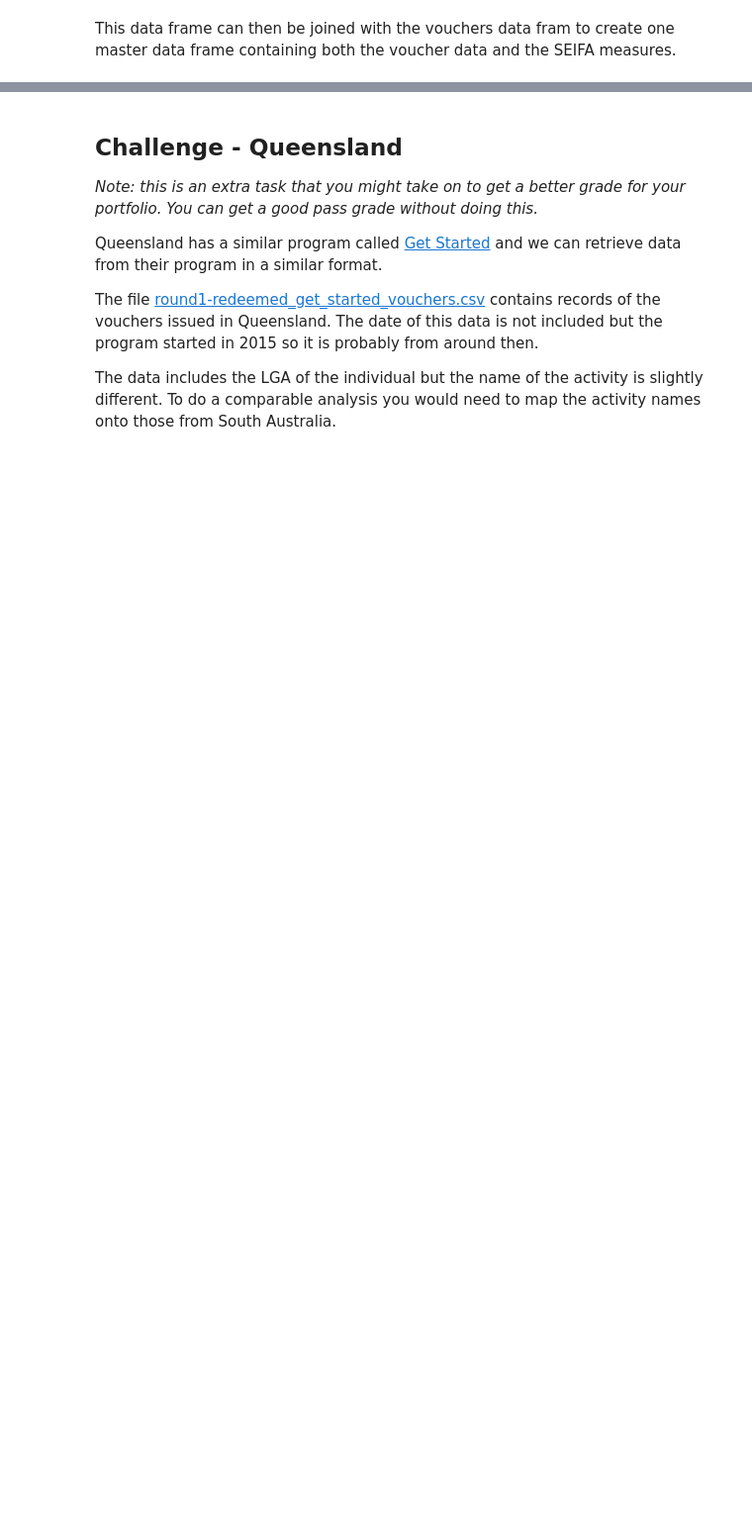
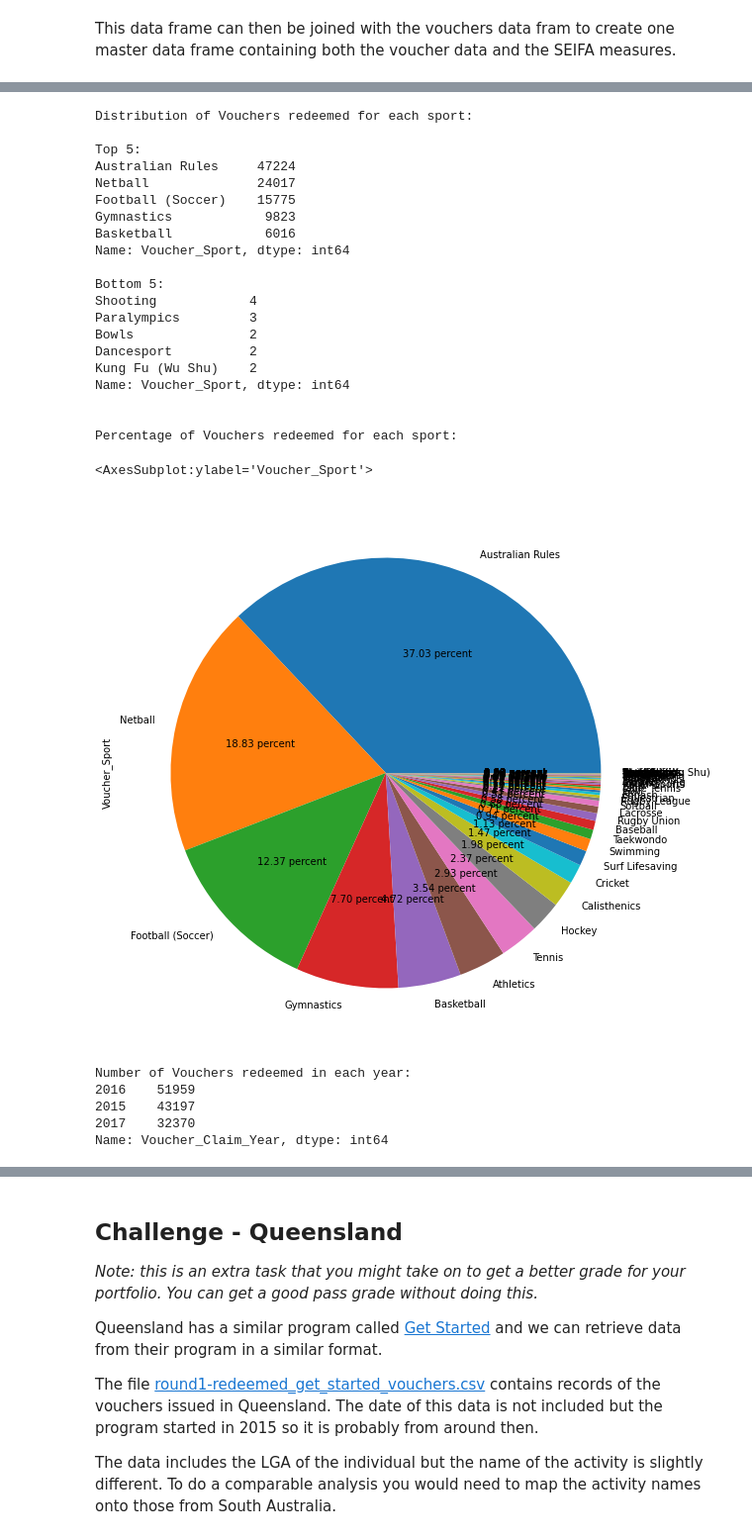
Before and after one commit to MQCOMP2200-S2-2021/data-science-portfolio-JoeB-cybersecurity, a Jupyter notebook: Portfolio 2.ipynb, the cells around one changed output, grey strips where cells are left out. Shown at 99% size. Drawn from its saved outputs; the diff is of its cells as text; code cells hidden in the pictures; blank space fills up the shorter version.

```diff
--- a/Portfolio 2.ipynb
+++ b/Portfolio 2.ipynb
@@ -111,0 +134,42 @@ Name: Voucher_Claim_Year, dtype: int64
+# %%
+print("Distribution of Vouchers redeemed for each sport:")
+print("\nTop 5:")
+print(sa_vouchers_scores.Voucher_Sport.value_counts().head())
+print("\nBottom 5:")
+print(sa_vouchers_scores.Voucher_Sport.value_counts().tail())
+
+print("\n\nPercentage of Vouchers redeemed for each sport:")
+plt.figure(figsize=(20,10))
+sa_vouchers_scores.Voucher_Sport.value_counts().plot.pie(autopct="%.2f percent")
+# %% [output]
+Distribution of Vouchers redeemed for each sport:
+
+Top 5:
+Australian Rules     47224
+Netball              24017
+Football (Soccer)    15775
+Gymnastics            9823
+Basketball            6016
+Name: Voucher_Sport, dtype: int64
+
+Bottom 5:
+Shooting            4
+Paralympics         3
+Bowls               2
+Dancesport          2
+Kung Fu (Wu Shu)    2
+Name: Voucher_Sport, dtype: int64
+
+
+Percentage of Vouchers redeemed for each sport:
+<AxesSubplot:ylabel='Voucher_Sport'>
+[figure, added]
+# %%
+print("Number of Vouchers redeemed in each year:")
+print(sa_vouchers_scores.Voucher_Claim_Year.value_counts())
+# %% [output]
+Number of Vouchers redeemed in each year:
+2016    51959
+2015    43197
+2017    32370
+Name: Voucher_Claim_Year, dtype: int64
```
Also changed, not shown: parts of 8 cells of this notebook.
